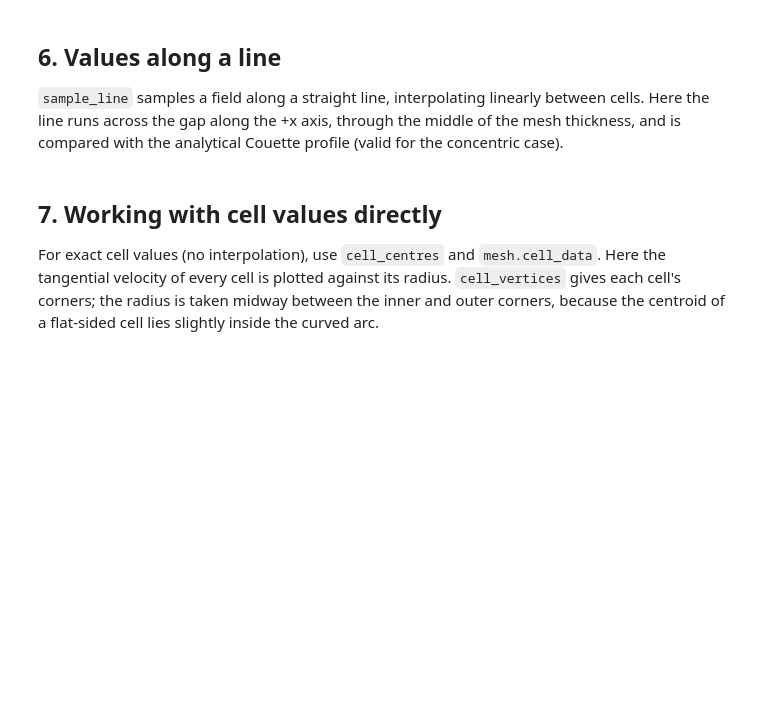
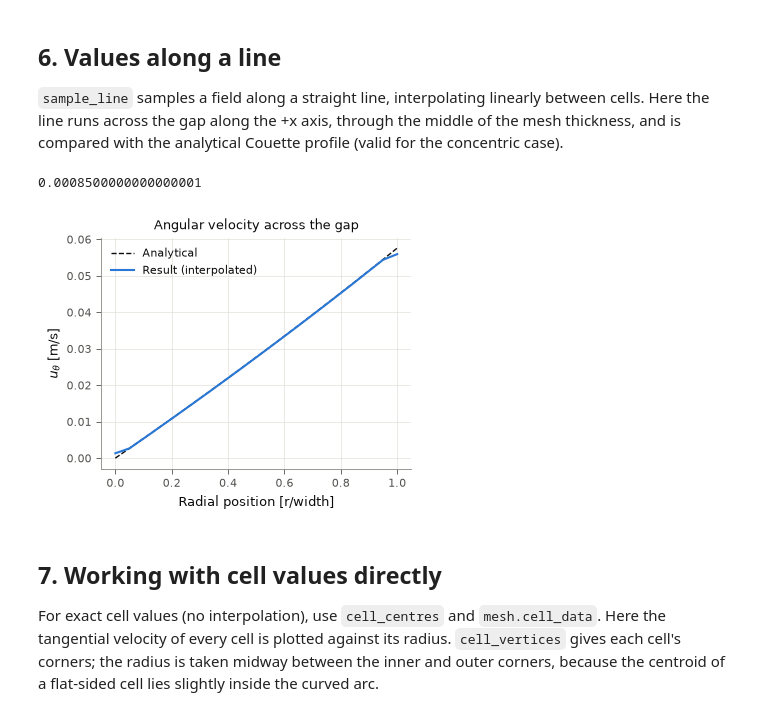
Before and after one commit to mesrobichaud/vortex-cfd, a Jupyter notebook: annulus_stream-plane/post/post_examples.ipynb, the cells around one changed output. Drawn from its saved outputs; the diff is of its cells as text; code cells hidden in the pictures; blank space fills up the shorter version.

```diff
--- a/annulus_stream-plane/post/post_examples.ipynb
+++ b/annulus_stream-plane/post/post_examples.ipynb
@@ -104,21 +117,28 @@ plt.show()
 `sample_line` samples a field along a straight line, interpolating linearly between cells.
 Here the line runs across the gap along the +x axis, through the middle of the mesh thickness,
 and is compared with the analytical Couette profile (valid for the concentric case).
+# %%
+Ro - Ri
+# %% [output]
+0.0008500000000000001
 # %%
 z = 0.5 * (mesh.bounds[4] + mesh.bounds[5])
 start, end = (ecc + Ri, 0.0, z), (Ro, 0.0, z)
 d, uy = post.sample_line(mesh, start, end, "U", which="y")
 
-r = Ri + np.linspace(0, Ro - Ri, 200)
+r = Ro - np.linspace(0, Ro - Ri, 200)
 u_exact = omega * Ri**2 / r * (Ro**2 - r**2) / (Ro**2 - Ri**2)
 
 fig, ax = plt.subplots(figsize=(4, 3))
-ax.plot((r - Ri) * 1e3, u_exact, color=post.INK, linestyle="--", linewidth=1, label="Analytical")
-ax.plot(d * 1e3, uy, color=post.SERIES[0], label="OpenFOAM (sample_line)")
-ax.set_xlabel("distance from bob [mm]")
+ax.plot(((Ro-Ri) - (r - Ri))/(Ro-Ri), u_exact, color=post.INK, linestyle="--", linewidth=1, label="Analytical")
+ax.plot((Ro - Ri - d)/(Ro-Ri), uy, color=post.SERIES[0], label="Result (interpolated)")
+ax.set_xlabel("Radial position [r/width]")
 ax.set_ylabel(r"$u_\theta$ [m/s]")
+ax.set_title('Angular velocity across the gap')
 ax.legend()
 plt.show()
+# %% [output]
+[figure, added]
 # %% [markdown]
 ## 7. Working with cell values directly
 
```
Also changed, not shown: parts of 10 cells of this notebook, 9 other files.
